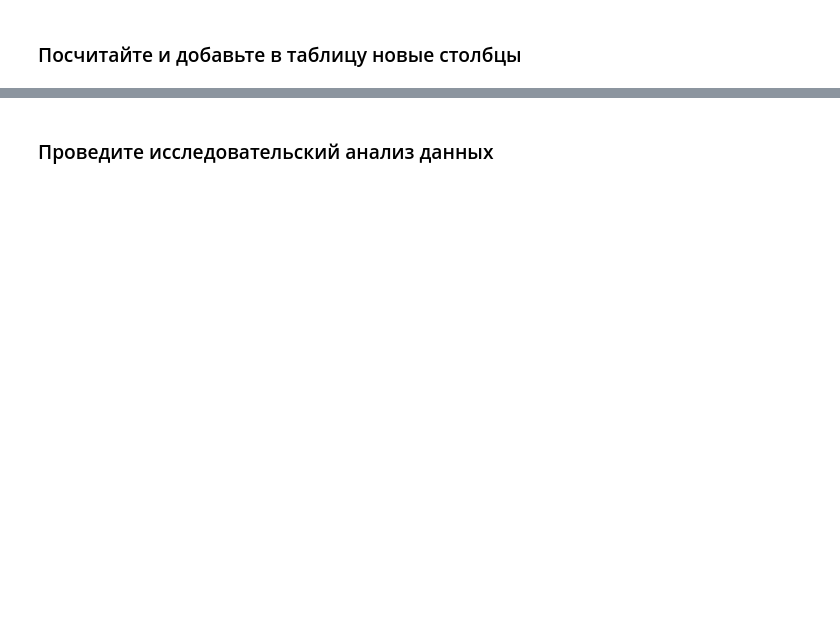
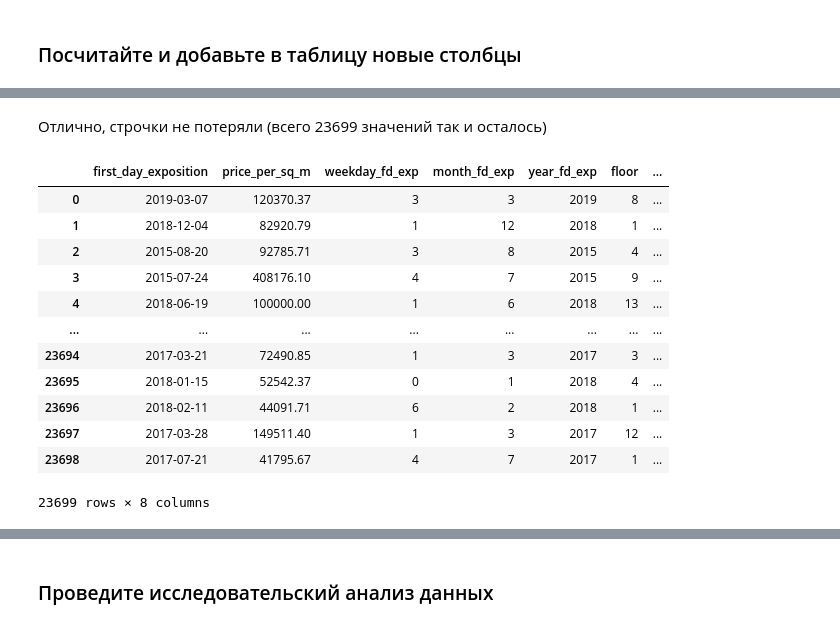
Before and after one commit to anthonypotekhin/studying, a Jupyter notebook: yandex_practicum/data_analysis_research_proj.ipynb, the cells around one changed output, grey strips where cells are left out. Saved outputs shown, nothing was run; the diff lists cells and outputs as text; code cells hidden in the pictures; blank space fills up the shorter version.

```diff
--- a/yandex_practicum/data_analysis_research_proj.ipynb
+++ b/yandex_practicum/data_analysis_research_proj.ipynb
@@ -346,0 +598,2 @@ IntCastingNaNError: Cannot convert non-finite values (NA or inf) to integer
+# %% [markdown]
+Отлично, строчки не потеряли (всего 23699 значений так и осталось)
@@ -346,0 +606,18 @@ IntCastingNaNError: Cannot convert non-finite values (NA or inf) to integer
+# %%
+# проверим^ что добавили все столбцы
+data[['first_day_exposition','price_per_sq_m', 'weekday_fd_exp',
+       'month_fd_exp', 'year_fd_exp', 'floor' ,'grouped_by_floor', 'cityCenters_nearest' ]]
+# %% [output]
+|  | first_day_exposition | price_per_sq_m | weekday_fd_exp | month_fd_exp | year_fd_exp | floor | ... |
+| 0 | 2019-03-07 | 120370.37 | 3 | 3 | 2019 | 8 | ... |
+| 1 | 2018-12-04 | 82920.79 | 1 | 12 | 2018 | 1 | ... |
+| 2 | 2015-08-20 | 92785.71 | 3 | 8 | 2015 | 4 | ... |
+| 3 | 2015-07-24 | 408176.10 | 4 | 7 | 2015 | 9 | ... |
+| 4 | 2018-06-19 | 100000.00 | 1 | 6 | 2018 | 13 | ... |
+| ... | ... | ... | ... | ... | ... | ... | ... |
+| 23694 | 2017-03-21 | 72490.85 | 1 | 3 | 2017 | 3 | ... |
+| 23695 | 2018-01-15 | 52542.37 | 0 | 1 | 2018 | 4 | ... |
+| 23696 | 2018-02-11 | 44091.71 | 6 | 2 | 2018 | 1 | ... |
+| 23697 | 2017-03-28 | 149511.40 | 1 | 3 | 2017 | 12 | ... |
+| 23698 | 2017-07-21 | 41795.67 | 4 | 7 | 2017 | 1 | ... |
+23699 rows × 8 columns
```
Also changed, not shown: parts of 46 cells of this notebook, 1 other file.
